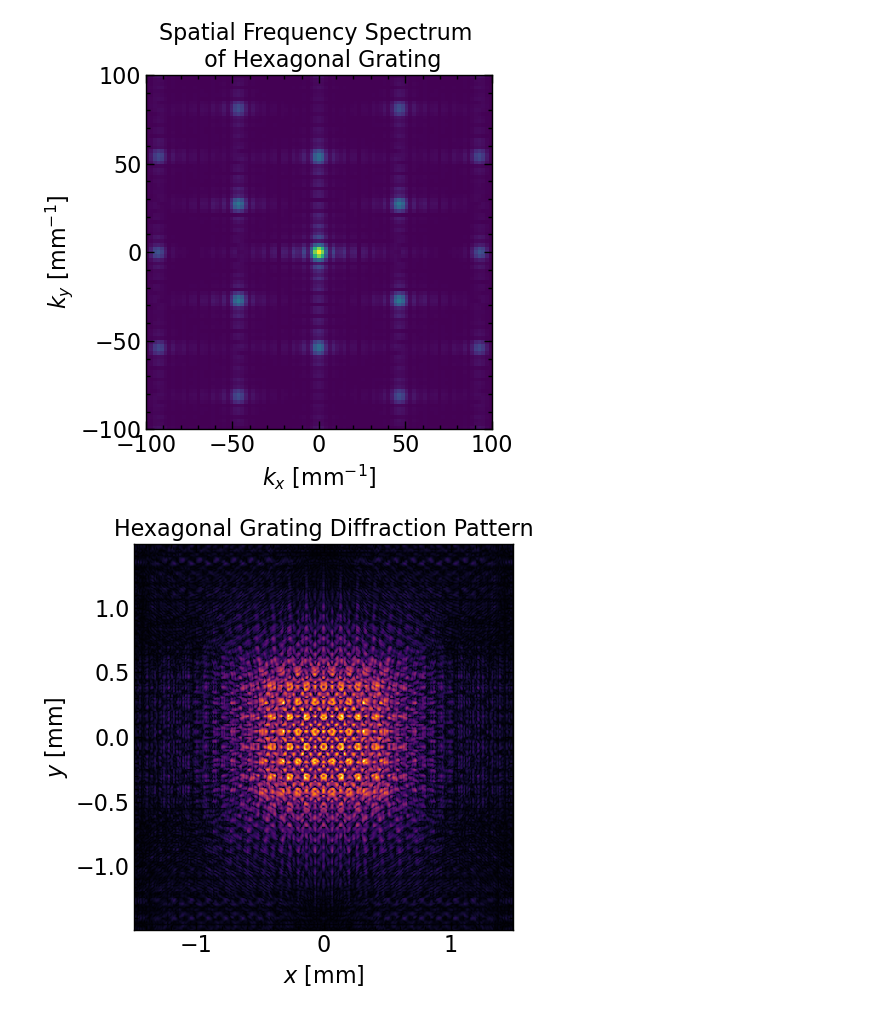
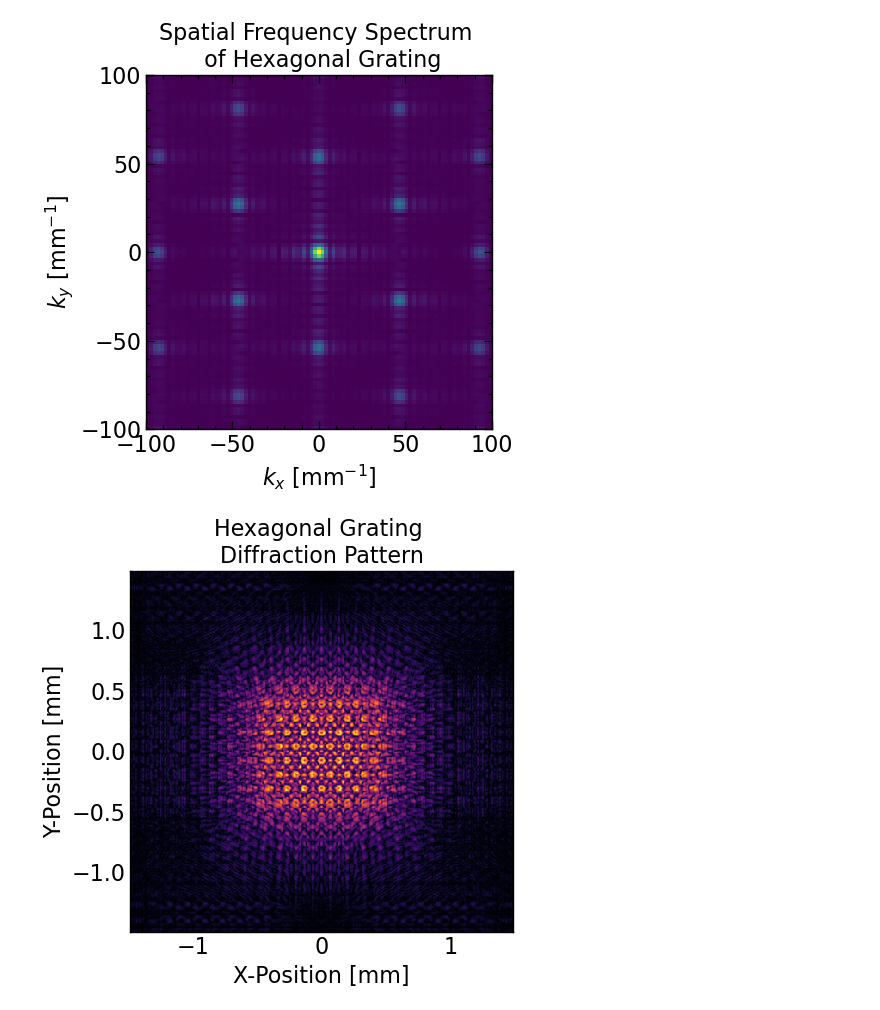
Before and after one commit to MizzouINDFUL/MarshallFourierOptics, a Jupyter notebook: notebooks/fresnel_transfer_function_approach.ipynb, the cells around one changed output. Saved outputs shown, nothing was run; the diff lists cells and outputs as text; code cells hidden in the pictures.

```diff
--- a/notebooks/fresnel_transfer_function_approach.ipynb
+++ b/notebooks/fresnel_transfer_function_approach.ipynb
@@ -372,10 +386,10 @@ U_ = np.fft.ifft2(U_)
 # %%
 plt.figure(figsize=(5,5))
 plt.pcolormesh(xx,yy,np.abs(U_), cmap='inferno')
-plt.xlabel('$x$ [mm]')
-plt.ylabel('$y$ [mm]')
-plt.title("Hexagonal Grating Diffraction Pattern")
+plt.xlabel('X-Position [mm]')
+plt.ylabel('Y-Position [mm]')
+plt.title("Hexagonal Grating \nDiffraction Pattern")
 plt.tight_layout()
 plt.show()
 # %% [output]
-[figure, old version]
+[figure, new version]
```
Also changed, not shown: parts of 4 cells of this notebook, 9 other files.
